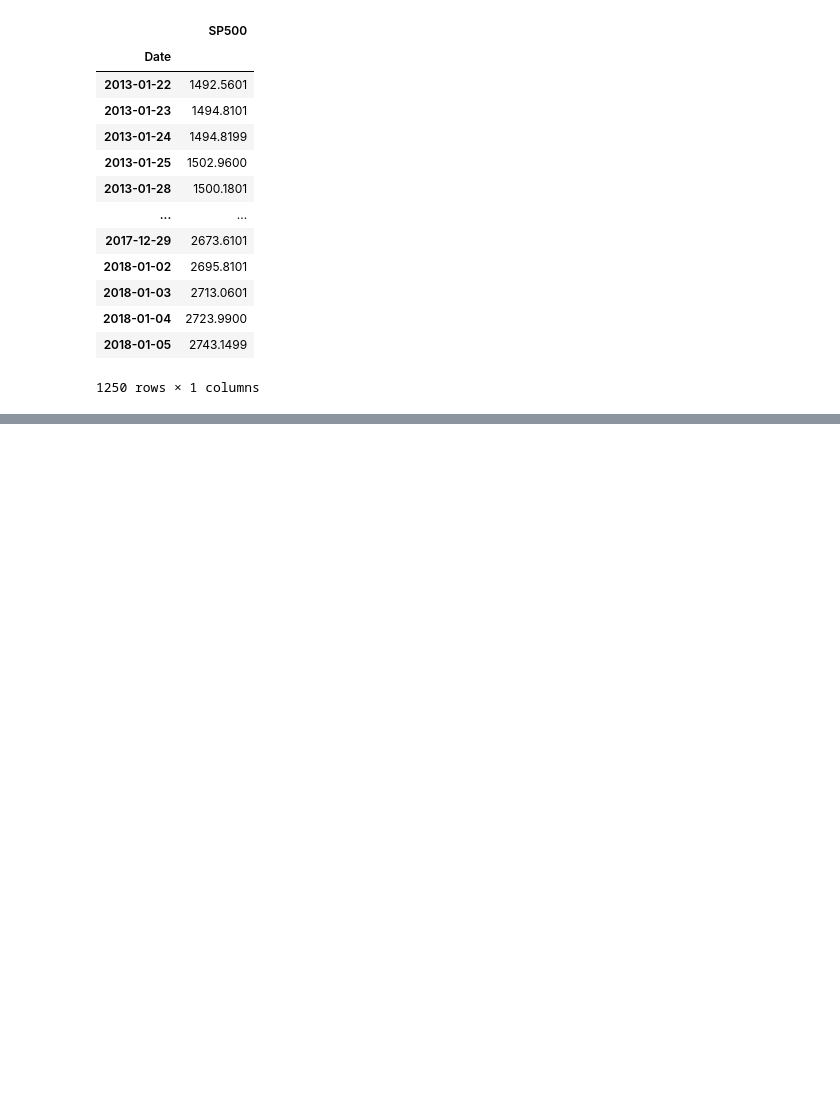
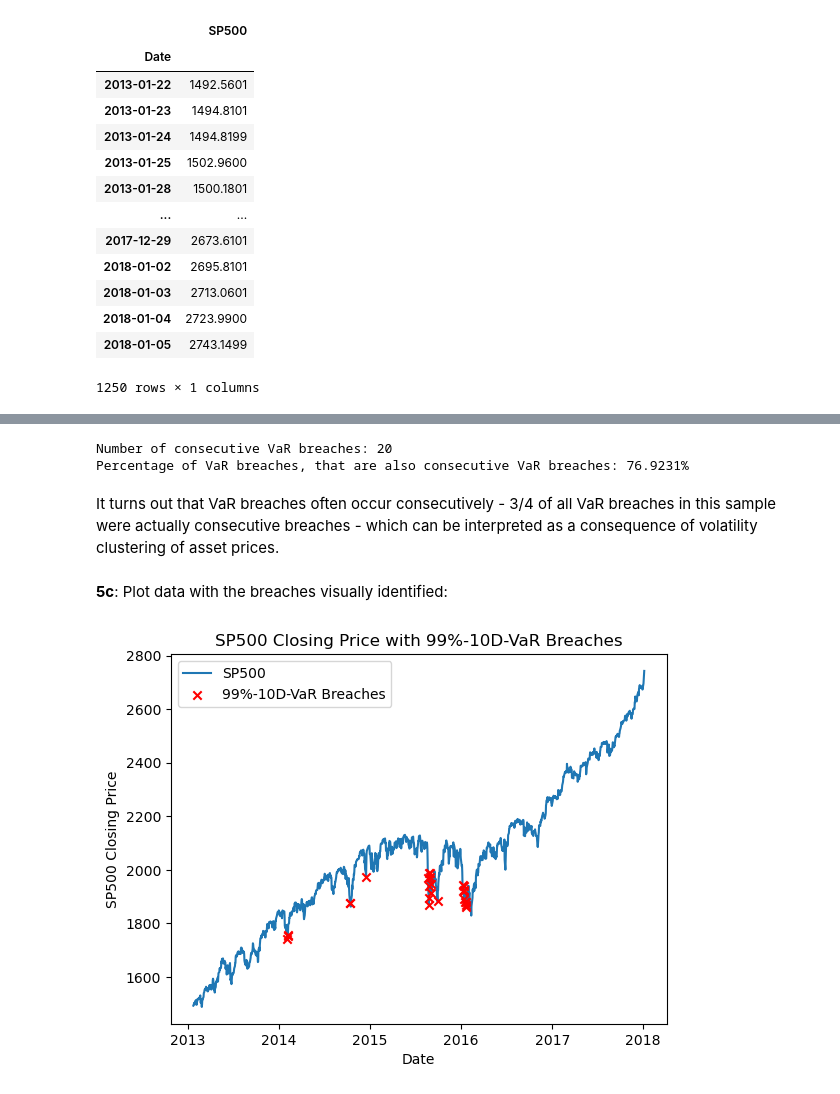
Before and after one commit to heidi123123/cqf, a Jupyter notebook: Exams/1/Exam1.ipynb, the cells around one changed output, grey strips where cells are left out. Saved outputs shown, nothing was run; the diff lists cells and outputs as text; code cells hidden in the pictures; blank space fills up the shorter version.

Commit message:
Added questions 5c and small fix for percentage calculation in 5b

```diff
--- a/Exams/1/Exam1.ipynb
+++ b/Exams/1/Exam1.ipynb
@@ -571,0 +555,38 @@ It turns out that VaR breaches often occur consecutively - 3/4 of all VaR breach
+# %%
+def count_consecutive(llist):
+    count = 0
+    for i in range(len(llist) - 1):
+        if llist[i] + 1 == llist[i + 1]:
+            count += 1
+    return count
+
+
+number_of_consecutive_var_breaches = count_consecutive(sp500_var_breaches_df['Counter'].to_list())
+percentage = number_of_consecutive_var_breaches / sp500_var_breaches_df['Counter'].count()
+
+print(f"Number of consecutive VaR breaches: {number_of_consecutive_var_breaches}")
+print(f"Percentage of VaR breaches, that are also consecutive VaR breaches: {round(percentage * 100, 4)}%")
+# %% [output]
+Number of consecutive VaR breaches: 20
+Percentage of VaR breaches, that are also consecutive VaR breaches: 76.9231%
+# %% [markdown]
+It turns out that VaR breaches often occur consecutively - 3/4 of all VaR breaches in this sample were actually consecutive breaches - which can be interpreted as a consequence of volatility clustering of asset prices.
+# %% [markdown]
+**5c**: Plot data with the breaches visually identified:
+# %%
+fig, ax = plt.subplots()
+
+# Plot the SP500 prices
+ax.plot(sp500_df.index, sp500_df['SP500'], label='SP500', zorder=5)
+
+# Highlight VaR breaches
+ax.scatter(sp500_df.index[var_breaches], sp500_df['SP500'][var_breaches == True],
+           color='red', marker='x', label='99%-10D-VaR Breaches', zorder=10)
+
+ax.set_xlabel('Date')
+ax.set_ylabel('SP500 Closing Price')
+ax.set_title('SP500 Closing Price with 99%-10D-VaR Breaches')
+ax.legend()
+plt.show()
+# %% [output]
+[figure, added]
```
Also changed, not shown: parts of 20 cells of this notebook, 1 other file.
